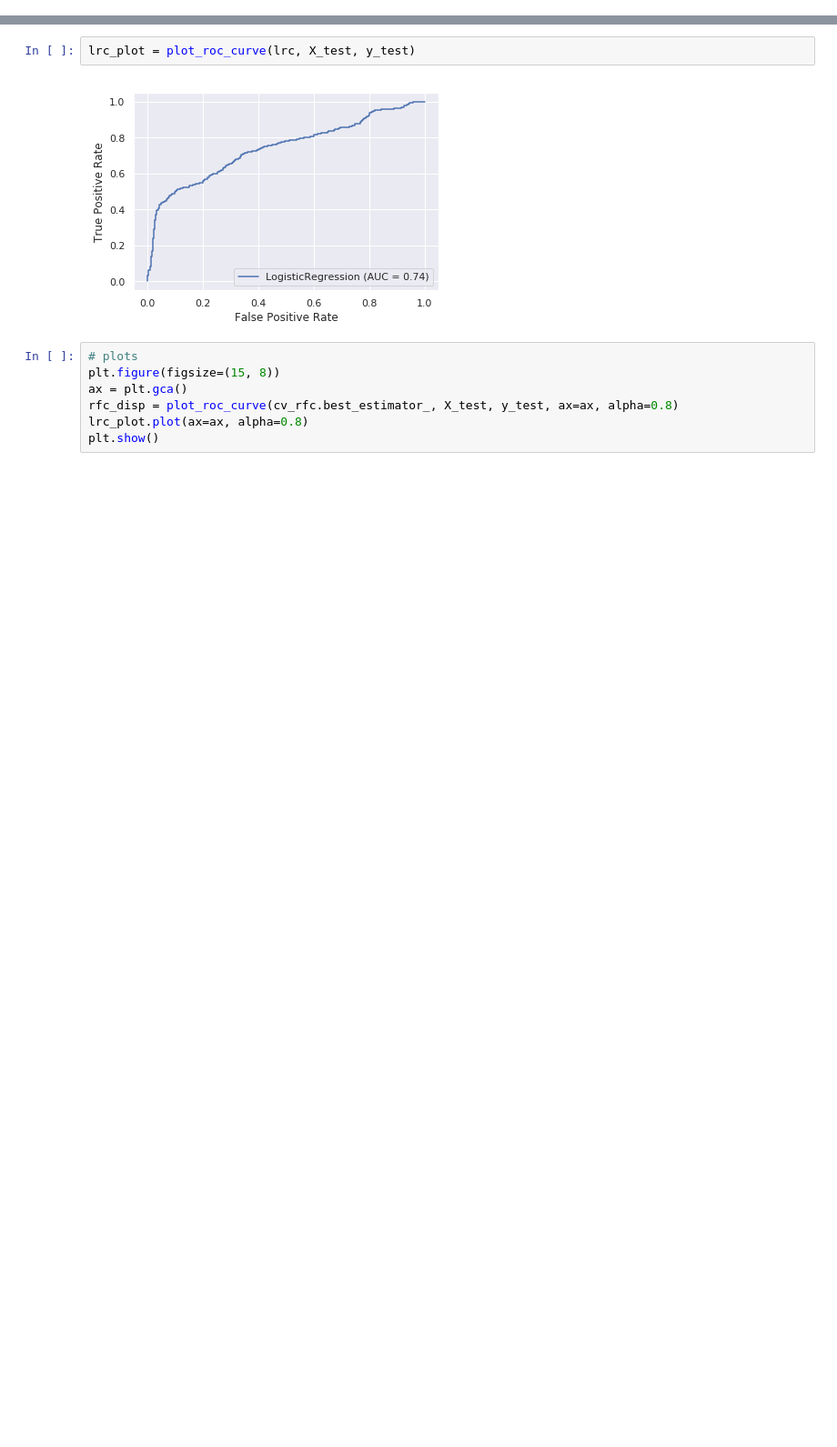
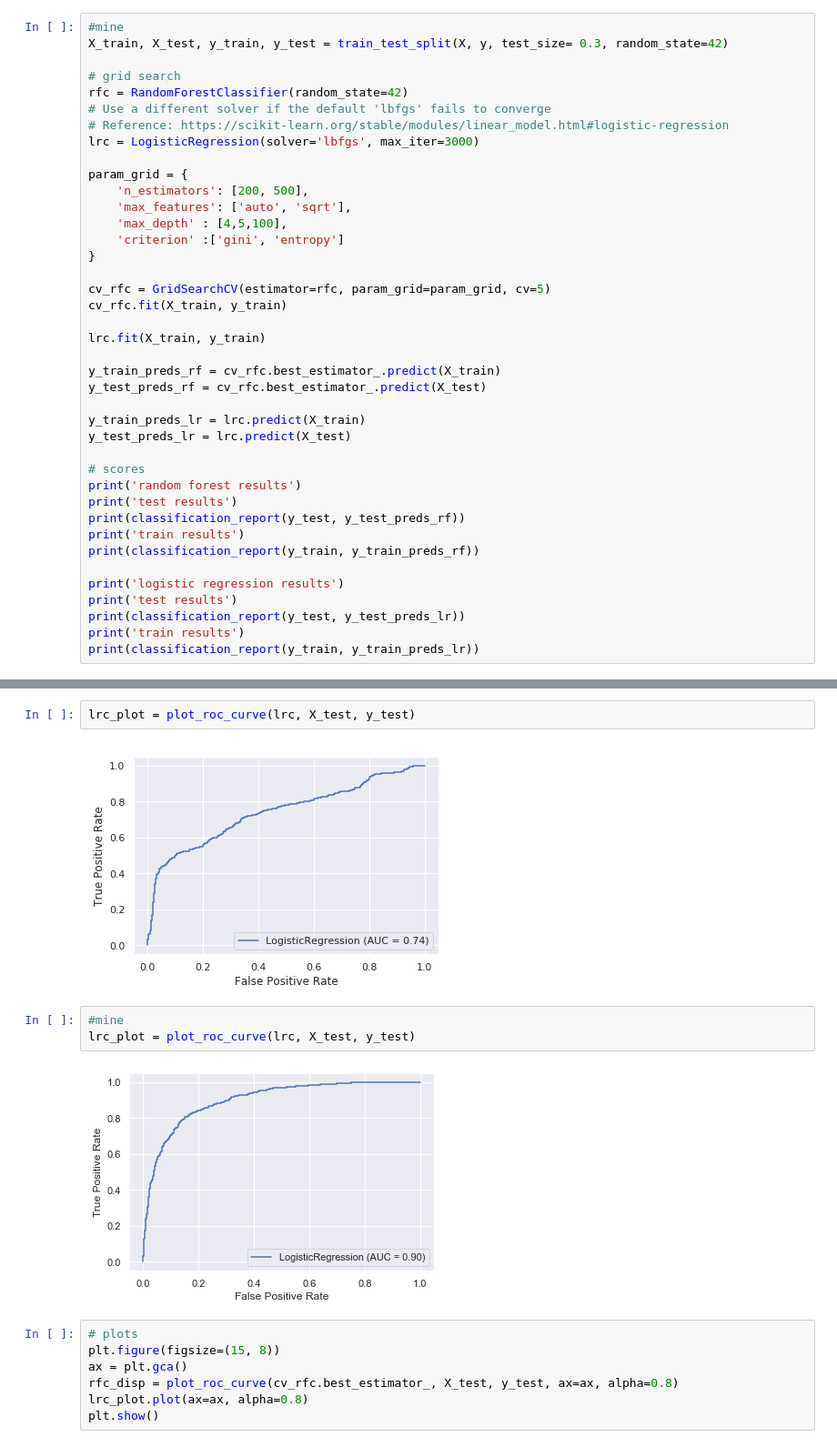
Before and after one commit to erick-alv/Course2Project_CustomerChurn, a Jupyter notebook: churn_notebook.ipynb, the cells around one changed output, grey strips where cells are left out. Shown: that part at 91% size. Drawn from its saved outputs; the diff is of its cells as text; blank space fills up the shorter version.

```diff
--- a/churn_notebook.ipynb
+++ b/churn_notebook.ipynb
@@ -246,3 +291,43 @@ train results
     accuracy                           0.89      7088
    macro avg       0.82      0.73      0.76      7088
 weighted avg       0.88      0.89      0.88      7088
+# %%
+#mine
+X_train, X_test, y_train, y_test = train_test_split(X, y, test_size= 0.3, random_state=42)
+
+# grid search
+rfc = RandomForestClassifier(random_state=42)
+# Use a different solver if the default 'lbfgs' fails to converge
+# Reference: https://scikit-learn.org/stable/modules/linear_model.html#logistic-regression
+lrc = LogisticRegression(solver='lbfgs', max_iter=3000)
+
+param_grid = {
+    'n_estimators': [200, 500],
+    'max_features': ['auto', 'sqrt'],
+    'max_depth' : [4,5,100],
+    'criterion' :['gini', 'entropy']
+}
+
+cv_rfc = GridSearchCV(estimator=rfc, param_grid=param_grid, cv=5)
+cv_rfc.fit(X_train, y_train)
+
+lrc.fit(X_train, y_train)
+
+y_train_preds_rf = cv_rfc.best_estimator_.predict(X_train)
+y_test_preds_rf = cv_rfc.best_estimator_.predict(X_test)
+
+y_train_preds_lr = lrc.predict(X_train)
+y_test_preds_lr = lrc.predict(X_test)
+
+# scores
+print('random forest results')
+print('test results')
+print(classification_report(y_test, y_test_preds_rf))
+print('train results')
+print(classification_report(y_train, y_train_preds_rf))
+
+print('logistic regression results')
+print('test results')
+print(classification_report(y_test, y_test_preds_lr))
+print('train results')
+print(classification_report(y_train, y_train_preds_lr))
@@ -250,6 +353,11 @@ weighted avg       0.88      0.89      0.88      7088
 lrc_plot = plot_roc_curve(lrc, X_test, y_test)
 # %% [output]
 [figure]
+# %%
+#mine
+lrc_plot = plot_roc_curve(lrc, X_test, y_test)
+# %% [output]
+[figure, added]
 # %%
 # plots
 plt.figure(figsize=(15, 8))
```
Also changed, not shown: parts of 12 cells of this notebook, 17 other files.
